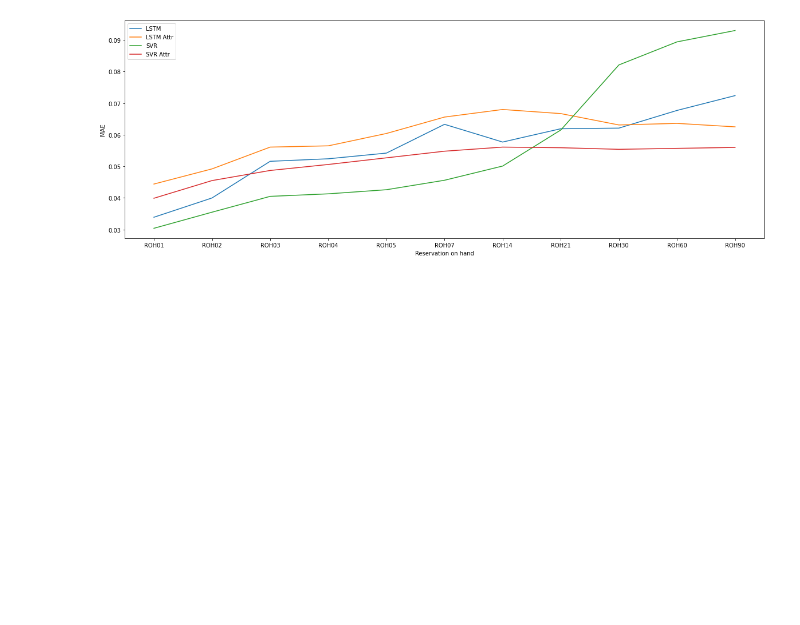
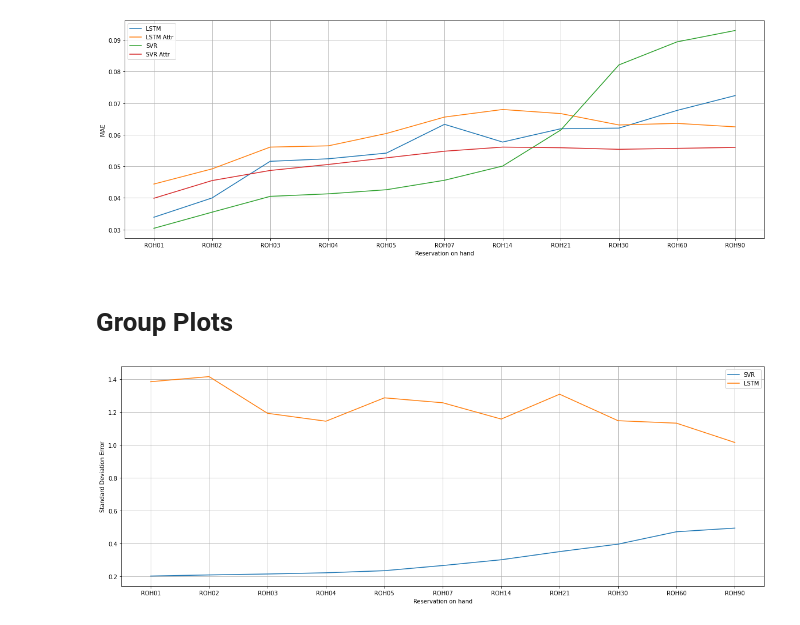
Before and after one commit to ahmadabdullah247/thesis, a Jupyter notebook: Alternate/plots.ipynb, the cells around one changed output. Drawn from its saved outputs; the diff is of its cells as text; code cells hidden in the pictures; blank space fills up the shorter version.

```diff
--- a/Alternate/plots.ipynb
+++ b/Alternate/plots.ipynb
@@ -2,6 +2,7 @@
 import matplotlib as mpl
 import matplotlib.pyplot as plt
 mpl.rcParams['figure.figsize'] = (20, 7)
+plt.rcParams['axes.grid'] = True
 # %%
 x = ['ROH01', 'ROH02', 'ROH03', 'ROH04', 'ROH05', 'ROH07', 'ROH14', 'ROH21', 'ROH30', 'ROH60', 'ROH90']
 # %%
@@ -55,3 +56,23 @@ plt.legend(loc='best')
 plt.show()
 # %% [output]
 [figure]
+# %% [markdown]
+# Group Plots
+# %%
+group_svr_sde = [0.203, 0.2096, 0.2153, 0.2227, 0.2354, 0.2668, 0.3019, 0.3514, 0.3968, 0.4721, 0.4943]
+group_svr_me  = [0.1839, 0.1954, 0.1894, 0.1841, 0.1816, 0.2666, 0.2709, 0.4276, 0.6633, 0.3622, 0.4838]
+group_svr_acc = [0.042, 0.0451, 0.0478, 0.0518, 0.0591,0.0758, 0.1082, 0.1427, 0.1835, 0.2506, 0.2495]
+
+group_lstm_sde = [1.384, 1.415, 1.192, 1.144, 1.286, 1.256, 1.157, 1.308, 1.147, 1.132, 1.0146]
+group_lstm_me  = [0.60810, 0.73000, 0.64190, -0.0018, 0.40400, 0.08810, 0.51260, 0.64450, 0.59190, 0.70420, 0.42290]
+group_lstm_acc = [1.9504,2.165,1.5296,1.4469,1.7374,1.6498,1.4041,1.7179,1.3937,1.3582,1.1573]
+# %%
+plt.plot(x,group_svr_sde, label='SVR')
+plt.plot(x,group_lstm_sde, label='LSTM')
+
+plt.xlabel('Reservation on hand')
+plt.ylabel('Standard Deviation Error')
+plt.legend(loc='best')
+plt.show()
+# %% [output]
+[figure, added]
```
Also changed, not shown: parts of 2 cells of this notebook, 7 other files.
